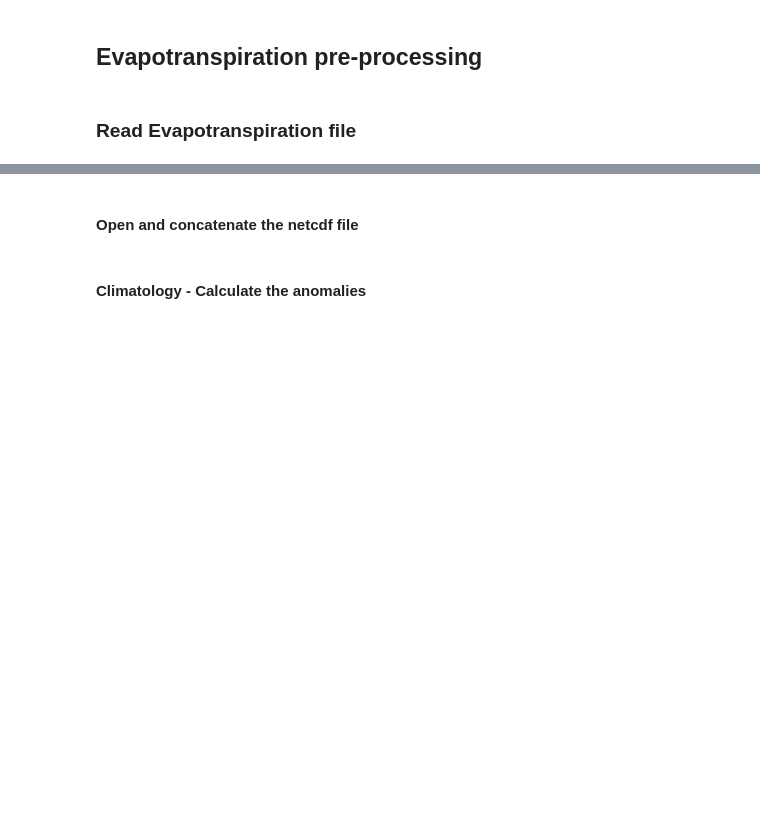
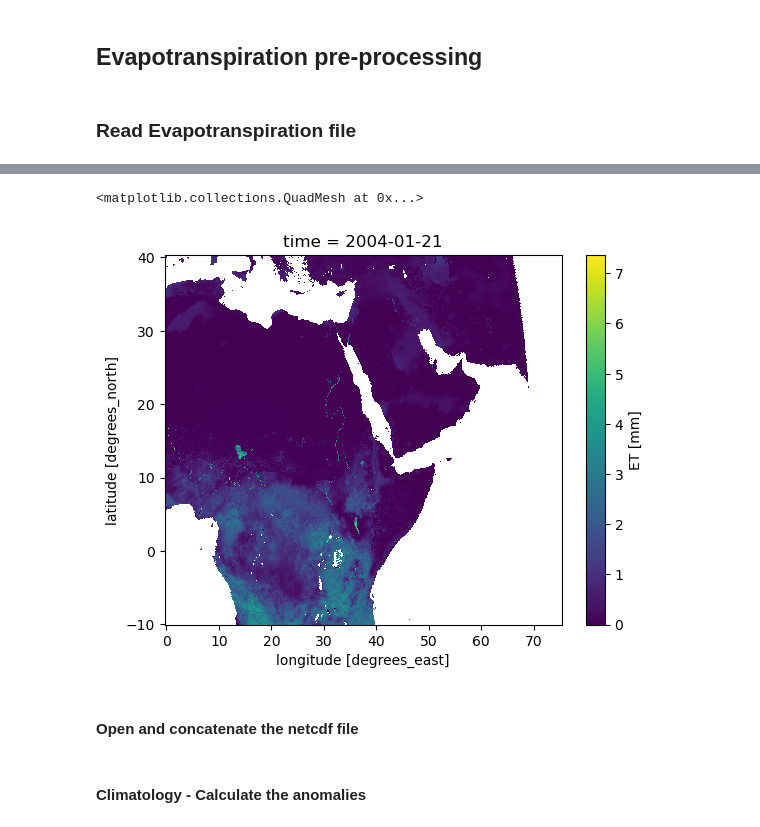
Before and after one commit to linibensonjr/drought-detection-gha, a Jupyter notebook: codebase/et_processing.ipynb, the cells around one changed output, grey strips where cells are left out. Cells and saved outputs as stored; diff of their text form; code cells hidden in the pictures; blank space fills up the shorter version.

Commit message:
add: Add ET files from disk and visualise

```diff
--- a/codebase/et_processing.ipynb
+++ b/codebase/et_processing.ipynb
@@ -32,3 +70,9 @@ all_files
+# %%
+# Visualis the first entry
+data_list[0]['ET'].sel(lat=slice(40.34,-10), lon=slice(-0.34,75.34)).plot()
+# %% [output]
+<matplotlib.collections.QuadMesh at 0x...>
+[figure, added]
 # %% [markdown]
 #### Open and concatenate the netcdf file
 # %%
```
Also changed, not shown: parts of 3 cells of this notebook.
